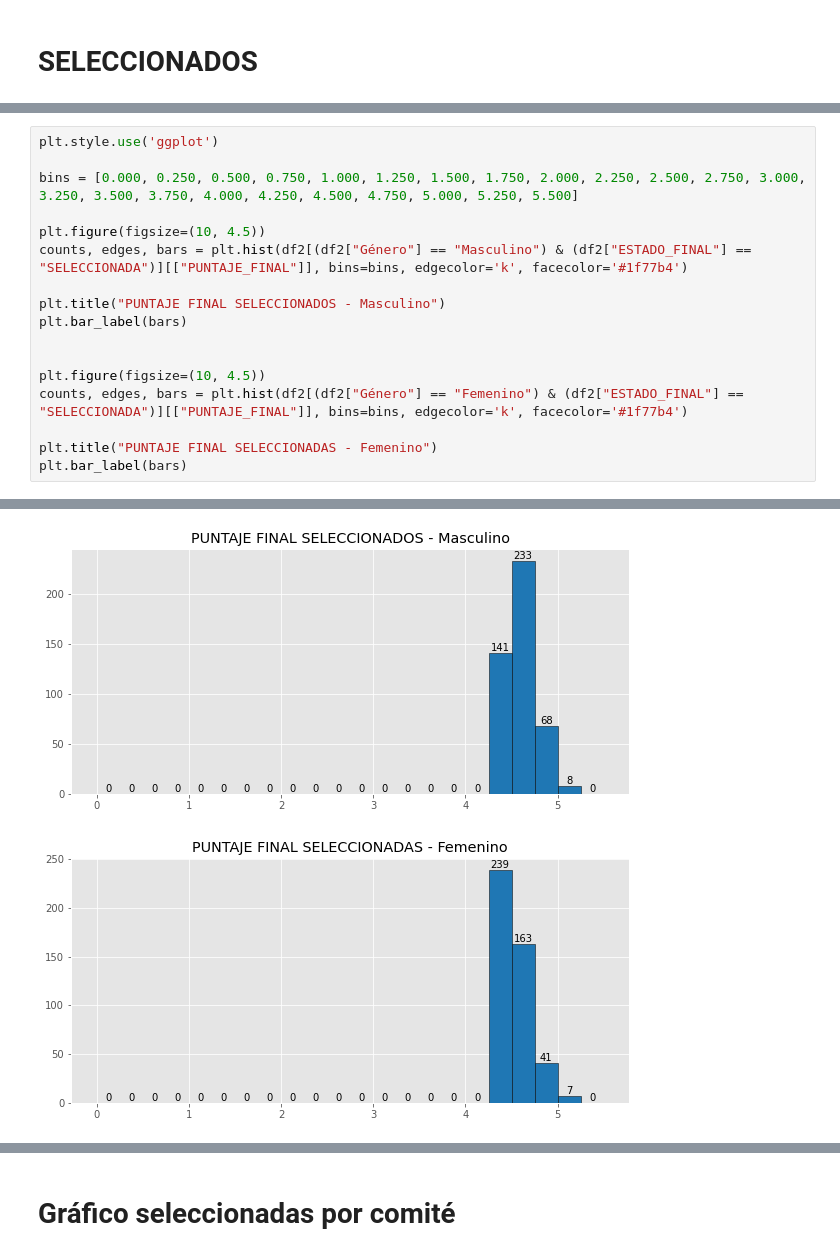
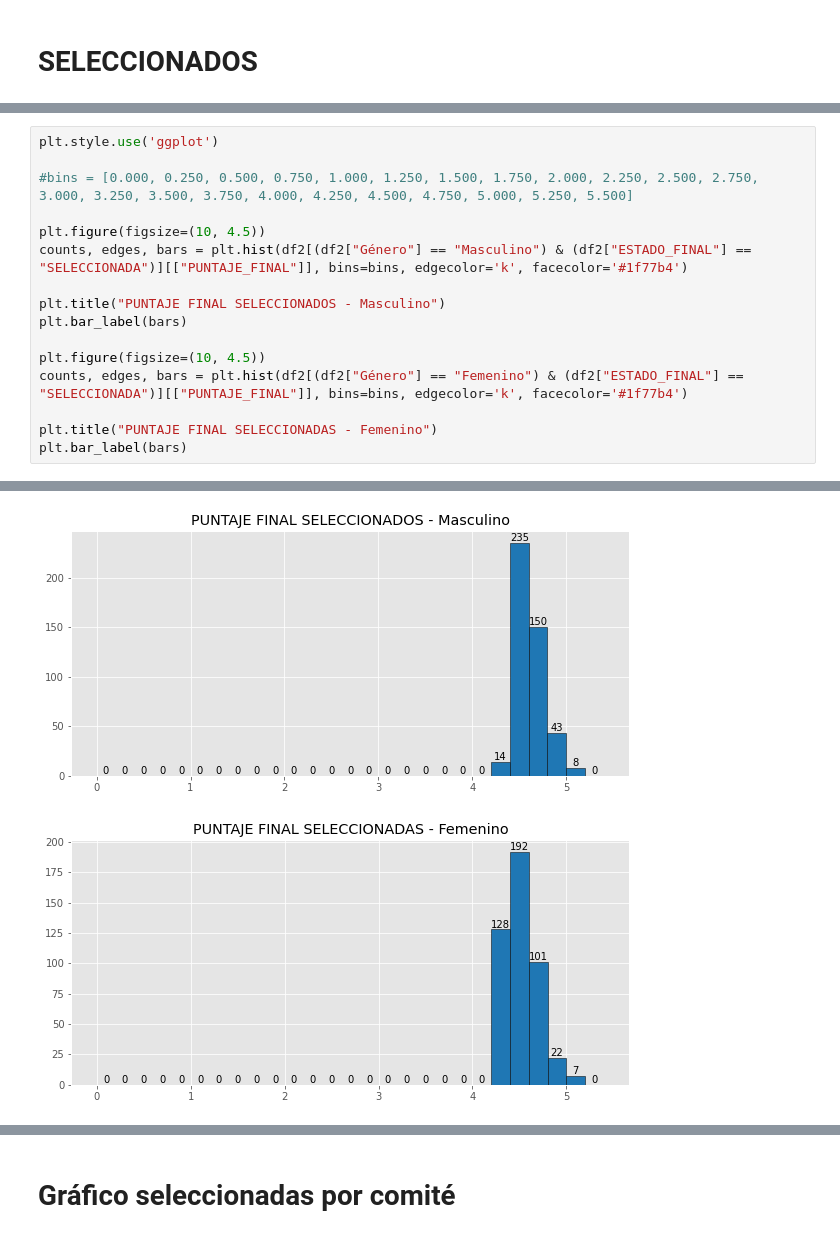
Before and after one commit to alvafox/Concursos-2023-Analisis-de-Adjudicacion-Paritaria-, a Jupyter notebook: Doctorado_Nacional_2023.ipynb, the cells around one changed output, grey strips where cells are left out. Drawn from its saved outputs; the diff is of its cells as text.

```diff
--- a/Doctorado_Nacional_2023.ipynb
+++ b/Doctorado_Nacional_2023.ipynb
@@ -342,7 +311,7 @@ df[df["ESTADO_FINAL"] == "SELECCIONADA"].groupby(["COMITÉ", "Género"]).agg({'F
 # %%
 plt.style.use('ggplot')
 
-bins = [0.000, 0.250, 0.500, 0.750, 1.000, 1.250, 1.500, 1.750, 2.000, 2.250, 2.500, 2.750, 3.000, 3.250, 3.500, 3.750, 4.000, 4.250, 4.500, 4.750, 5.000, 5.250, 5.500]
+#bins = [0.000, 0.250, 0.500, 0.750, 1.000, 1.250, 1.500, 1.750, 2.000, 2.250, 2.500, 2.750, 3.000, 3.250, 3.500, 3.750, 4.000, 4.250, 4.500, 4.750, 5.000, 5.250, 5.500]
 
 plt.figure(figsize=(10, 4.5))
 counts, edges, bars = plt.hist(df2[(df2["Género"] == "Masculino") & (df2["ESTADO_FINAL"] == "SELECCIONADA")][["PUNTAJE_FINAL"]], bins=bins, edgecolor='k', facecolor='#1f77b4')
@@ -350,7 +319,6 @@ counts, edges, bars = plt.hist(df2[(df2["Género"] == "Masculino") & (df2["ESTAD
 plt.title("PUNTAJE FINAL SELECCIONADOS - Masculino")
 plt.bar_label(bars)
 
-
 plt.figure(figsize=(10, 4.5))
 counts, edges, bars = plt.hist(df2[(df2["Género"] == "Femenino") & (df2["ESTADO_FINAL"] == "SELECCIONADA")][["PUNTAJE_FINAL"]], bins=bins, edgecolor='k', facecolor='#1f77b4')
 
@@ -375,5 +343,5 @@ plt.bar_label(bars)
  Text(0, 0, '7'),
  Text(0, 0, '0')]
-[figure, old version]
+[figure, new version]
-[figure, old version]
+[figure, new version]
 # %%
```
Also changed, not shown: parts of 12 cells of this notebook.
